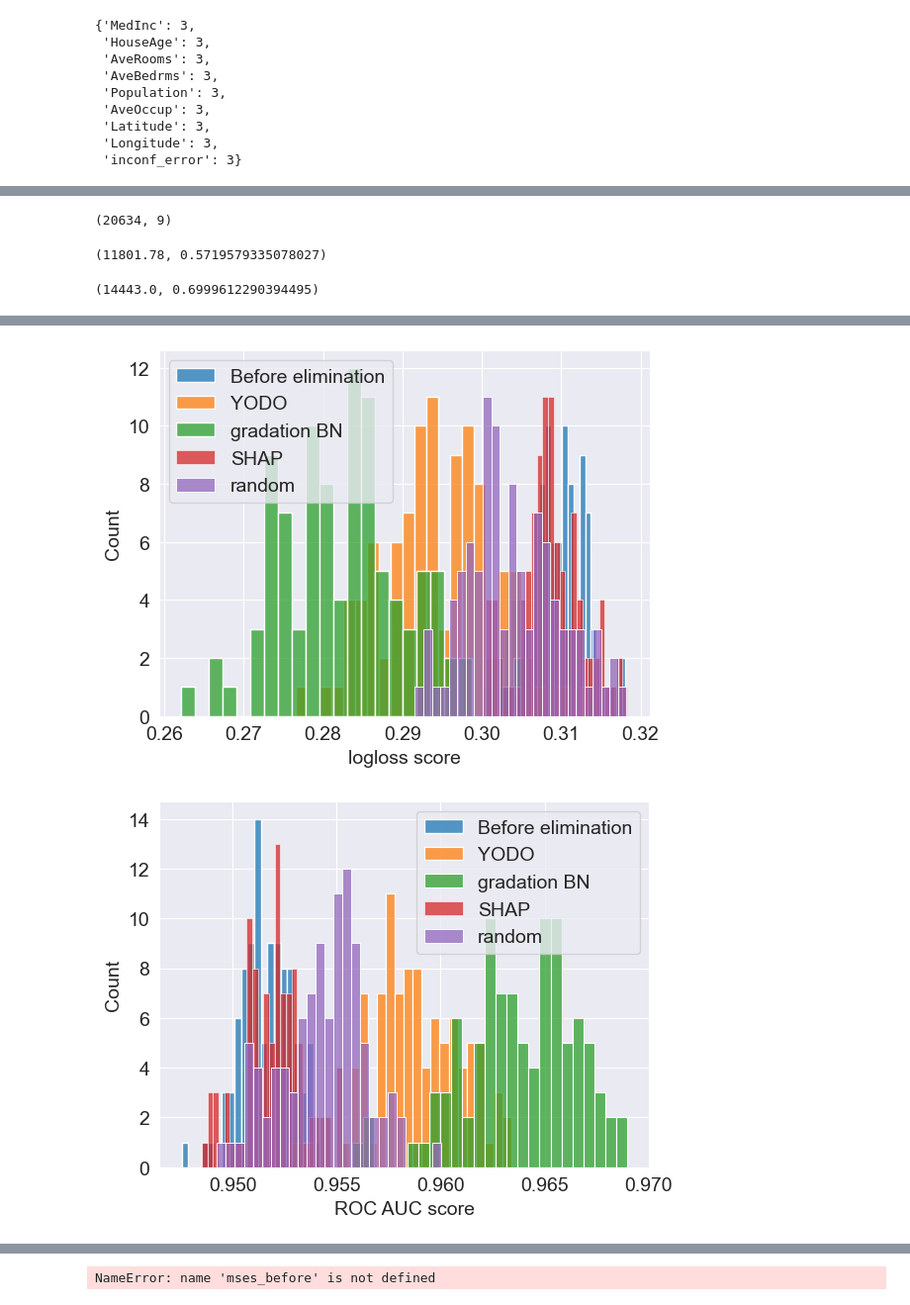
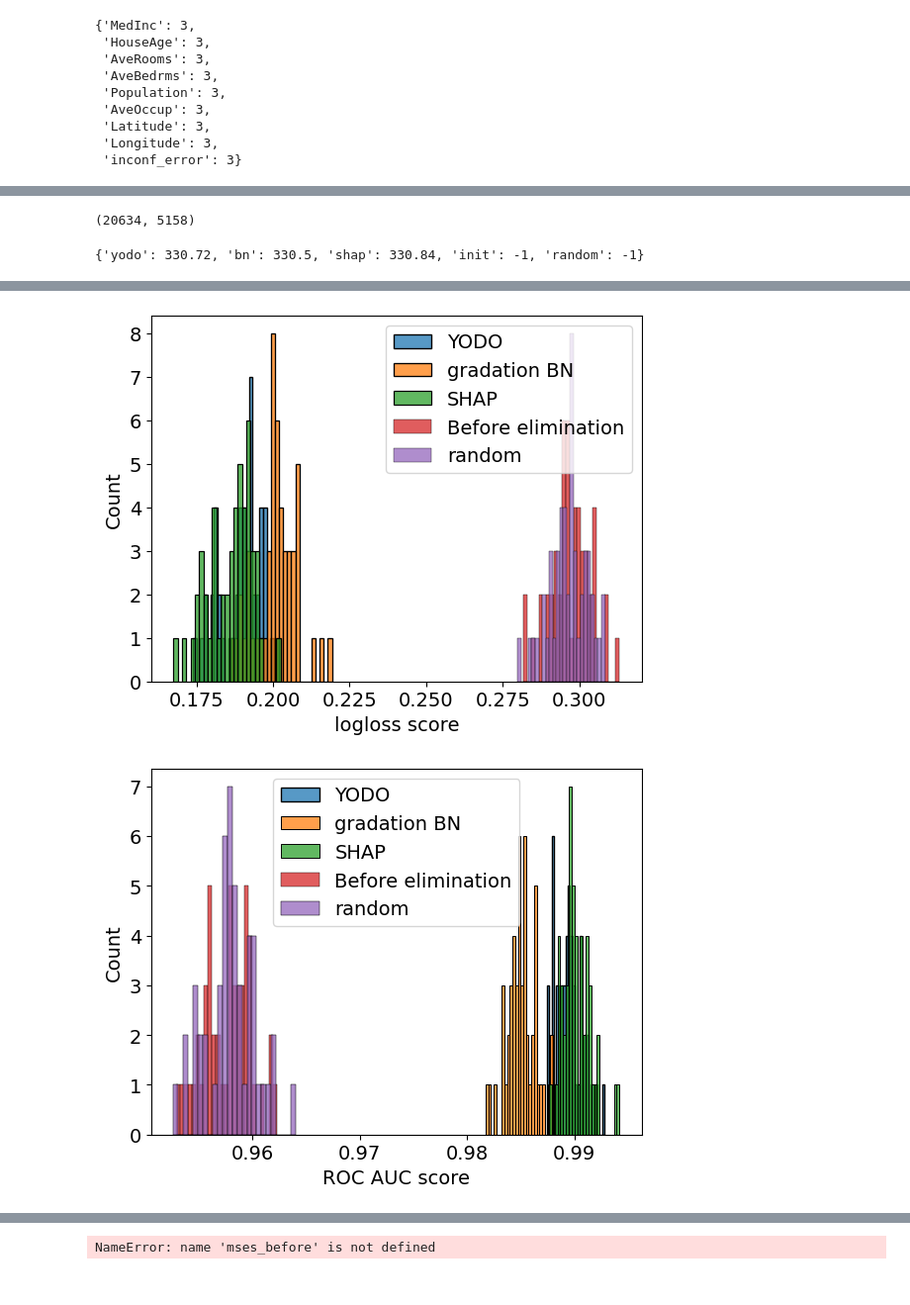
Before and after one commit to dmitry-grigorev/GIEBN, a Jupyter notebook: experiments/shaplime/error_gradations_yodo_synthetic_classif_calif.ipynb, the cells around one changed output, grey strips where cells are left out. Shown at 99% size. Saved outputs shown, nothing was run; the diff lists cells and outputs as text; code cells hidden in the pictures.

Commit message:
Code improved to assess quality on test data

```diff
--- a/experiments/shaplime/error_gradations_yodo_synthetic_classif_calif.ipynb
+++ b/experiments/shaplime/error_gradations_yodo_synthetic_classif_calif.ipynb
@@ -581,4 +435,0 @@ def bootstrap_sampling(dfeat, dcat, dfeatbn, dcatbn, dfeatshap, dcatshap, metric
-# %%
-data.shape
-# %% [output]
-(20634, 9)
@@ -584,0 +454,4 @@ data.shape
+# %%
+n, bn
+# %% [output]
+(20634, 5158)
@@ -585,39 +460,38 @@ data.shape
 # %%
 np.random.seed(42)
 
-metrics, mean_dropped = bootstrap_sampling(dfeat, dcat,
-                                           dfeatbn, dcatbn,
-                                            dfeatshap, dcatshap,
+stats_res = bootstrap_sampling(data, d_dict, bn,
                                     [inconfidence_score,
                                     log_loss,
-                                    roc_auc_score], trials=100,alpha=0.3, incl_random_removal=True)
+                                    roc_auc_score], trials=50,alpha=0.9, incl_random_removal=True,
+                                    drop_mode='metric',
+                                    mode='classif',
+                                    incl_test=True,
+                                    test_size=0.25)
-# %%
-mean_dropped['yodo'], mean_dropped['yodo']/n
-# %% [output]
-(11801.78, 0.5719579335078027)
-# %%
-mean_dropped['bn'], mean_dropped['bn']/n
-# %% [output]
-(14443.0, 0.6999612290394495)
-# %%
-def plot_scores(metrics, labels, graph_label, k):
-    for val, name in zip(metrics.values(), labels):
-        sns.histplot(val[k], label=name, bins=25)
-
-
-    #sns.histplot(metrics_after, label="After elimination", bins=25, color="orange")
-    #sns.histplot(metrics_r, label="Random elimination", bins=25, color="green")
-    #sns.histplot(metrics_s, label="SHAP elimination", bins=25, color="purple")
-    #plt.axvline(x=np.mean(metrics_before), color="blue", linewidth=3)
-    #plt.axvline(x=np.mean(metrics_after), color="orange", linewidth=3)
-    #plt.axvline(x=np.mean(metrics_r), color="green", linewidth=3)
-    #plt.axvline(x=np.mean(metrics_s[0]), color="purple", linewidth=3)
-    plt.legend()
-    plt.xlabel(graph_label)
+# %%
+stats_res['avg_n_dropped']
+# %% [output]
+{'yodo': 330.72, 'bn': 330.5, 'shap': 330.84, 'init': -1, 'random': -1}
+# %%
+def plot_scores(metrics, labels, graph_label, k):
+    for name in metrics.keys():
+        sns.histplot(metrics[name][k], label=names_mapping[name], bins=25)
+
+    plt.legend()
+    plt.xlabel(graph_label)
+
+names_mapping = {k:v for k, v in
+                        zip(['init', 'yodo', 'bn', 'shap', 'random'],
+                        ["Before elimination",
+                          "YODO",
+                          "gradation BN",
+                          "SHAP",
+                          "random"
+                          ])}
 # %%
 for k, label in enumerate(['Inconfidence score', 'logloss score', 'ROC AUC score']):
     plt.figure()
-    plot_scores(metrics, ["Before elimination",
+    plot_scores(stats_res['metrics'], ["Before elimination",
                           "YODO",
                           "gradation BN",
                           "SHAP",
@@ -628,2 +502,2 @@ for k, label in enumerate(['Inconfidence score', 'logloss score', 'ROC AUC score
-[figure, old version]
+[figure, new version]
-[figure, old version]
+[figure, new version]
```
Also changed, not shown: parts of 39 cells of this notebook, 4 other files.
